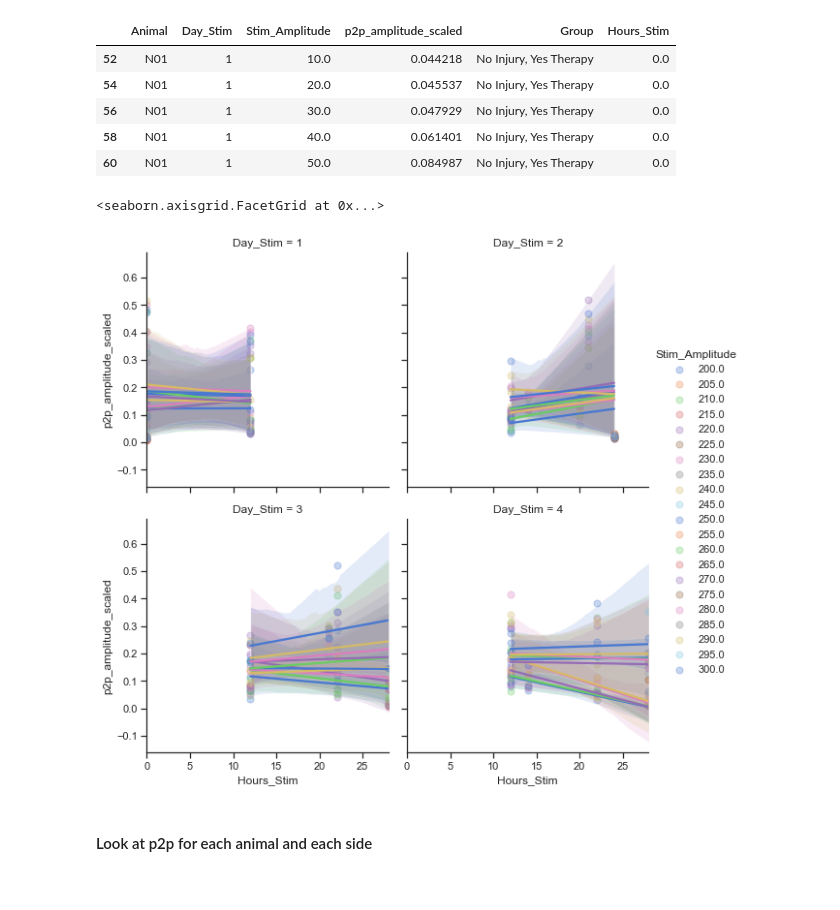
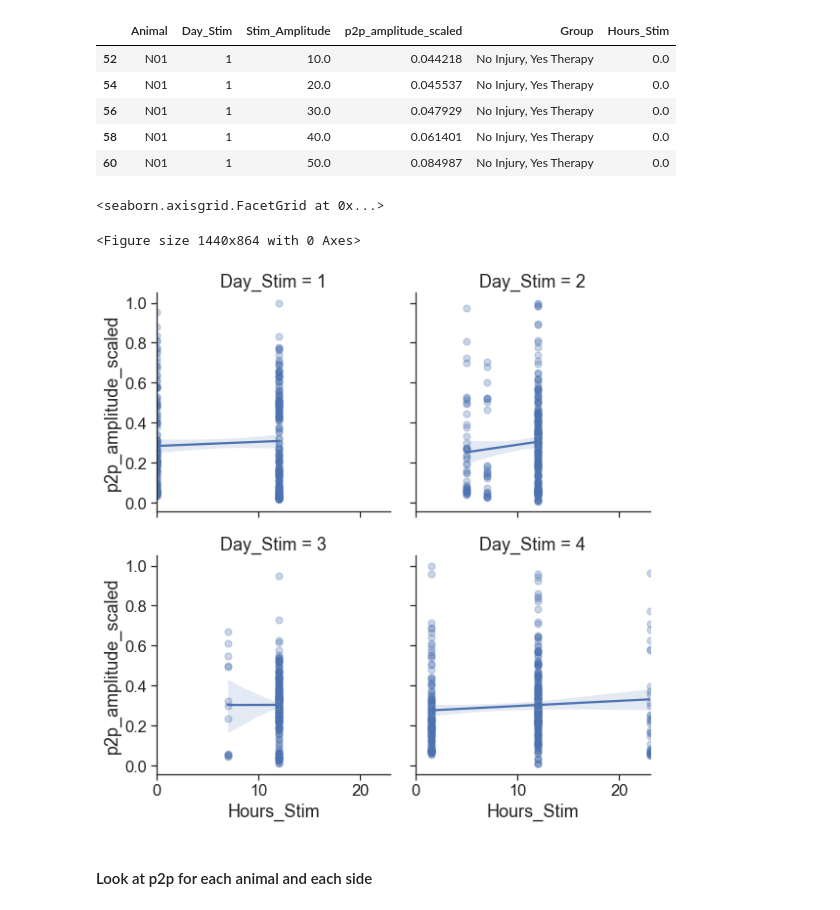
Before and after one commit to IanGMalone/Evoked_Potential_Analysis, a Jupyter notebook: Motor Evoked Potential Analyses.ipynb, the cells around one changed output. Drawn from its saved outputs; the diff is of its cells as text; code cells hidden in the pictures.

```diff
--- a/Motor Evoked Potential Analyses.ipynb
+++ b/Motor Evoked Potential Analyses.ipynb
@@ -104,7 +104,7 @@ def add_group(df):
 # were taken
 # early animals were recorded in this way
 # recent animals had this called day 0... change that here
-recent_animals = ['N27','N28','N29','N30','N31','N32','N33']
+recent_animals = ['N27','N28','N29','N30','N31','N32','N33','N34']
 
 df_sta.loc[df_sta['Animal'].isin(recent_animals), 'Day_Stim']+=1
 df_sta = df_sta[df_sta['Day_Stim'] < 5]
@@ -254,17 +254,17 @@ df_p2p_ratio_max.head()
 # %%
 # Representative plot for presentations
 
-sns.set(font_scale=1)
+sns.set(font_scale=2.5)
 sns.set_style("ticks")
 sns.despine()
-plt.figure(figsize=(5,5))
+plt.figure(figsize=(10,10))
 
 
 ax = sns.scatterplot(data=df_p2p[(df_p2p['Animal']=='N34')],
-                x='Stim_Amplitude', y='p2p_amplitude', palette='viridis', hue='Day_Stim', s=20)
-ax.set(xlabel='Stimulus Amplitude (μA)', ylabel='Peak to Peak Amplitude (mV)', title='Raw Data')
-ax.legend().set_title('Day of Stimulation')
+                x='Stim_Amplitude', y='p2p_amplitude', palette='tab10', hue='Day_Stim', s=80)
+ax.set(xlabel='Stimulus Amplitude (μA)', ylabel='Peak to Peak Amplitude (mV)')
+ax.legend().set_title('Day')
 sns.despine()
-# ax.figure.savefig("D:\\representative.png")
+ax.figure.savefig("D:\\N09_representative.png")
 # %% [output]
 <Figure size 432x288 with 0 Axes>
@@ -481,12 +518,18 @@ df_p2p_scaled.head()
 | 58 | N01 | 1 | 40.0 | 0.061401 | No Injury, Yes Therapy | 0.0 |
 | 60 | N01 | 1 | 50.0 | 0.084987 | No Injury, Yes Therapy | 0.0 |
 # %%
-sns.lmplot(x="Hours_Stim", y="p2p_amplitude_scaled", col="Day_Stim", data=df_p2p_scaled[(df_p2p_scaled['Group']=='Yes Injury, Yes Therapy')  & (df_p2p_scaled['Stim_Amplitude'].between(200,300))],
-           col_wrap=2, ci=95, hue='Stim_Amplitude', palette="muted", height=4,
+plt.figure(figsize=(20,12))
+sns.set(font_scale=1.5)
+sns.set_style("ticks")
+sns.lmplot(x="Hours_Stim", y="p2p_amplitude_scaled", col="Day_Stim", data=df_p2p_scaled[(df_p2p_scaled['Group']=='No Injury, Yes Therapy') & (df_p2p_scaled['Day_Stim']>0)],
+           col_wrap=2, ci=95, palette="muted", height=4,
            scatter_kws={"s": 50, "alpha": 0.3})
+
+#  & (df_p2p_scaled['Stim_Amplitude'].between(200,300))
 # %% [output]
 <seaborn.axisgrid.FacetGrid at 0x...>
+<Figure size 1440x864 with 0 Axes>
-[figure, old version]
+[figure, new version]
 # %%
 # import statsmodels.api as sm
 
```
Also changed, not shown: parts of 17 cells of this notebook.
